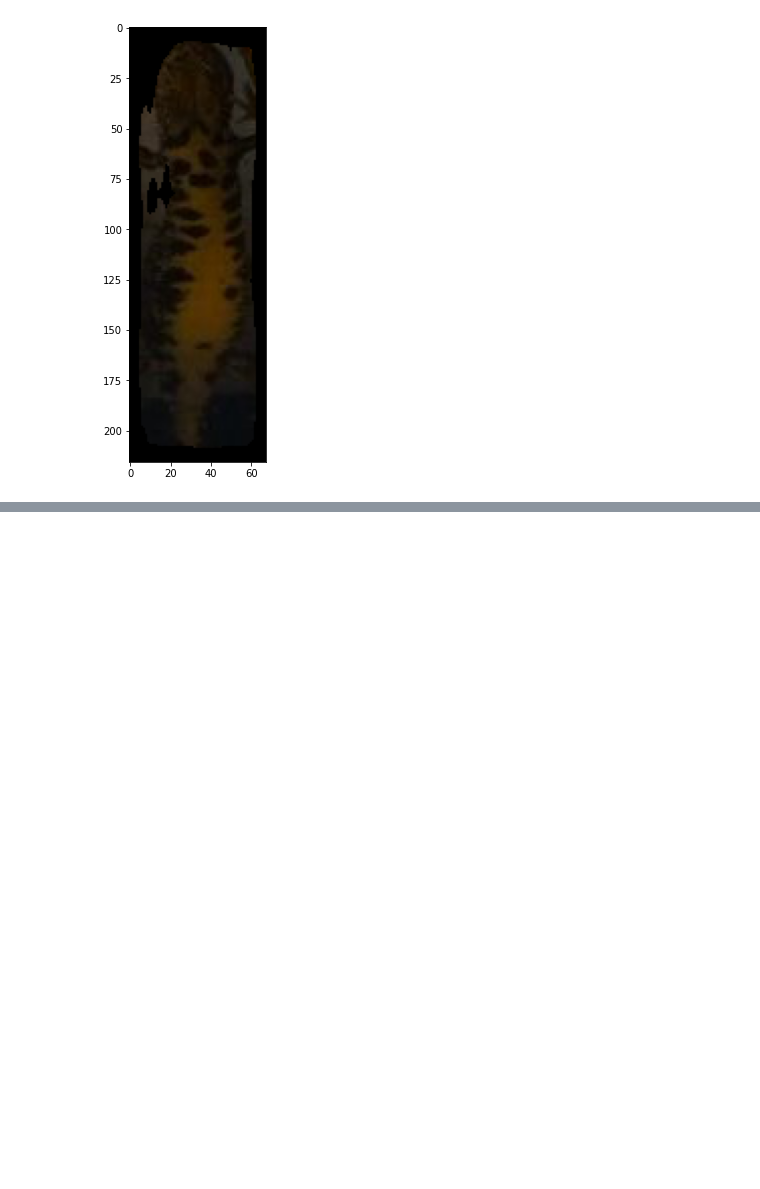
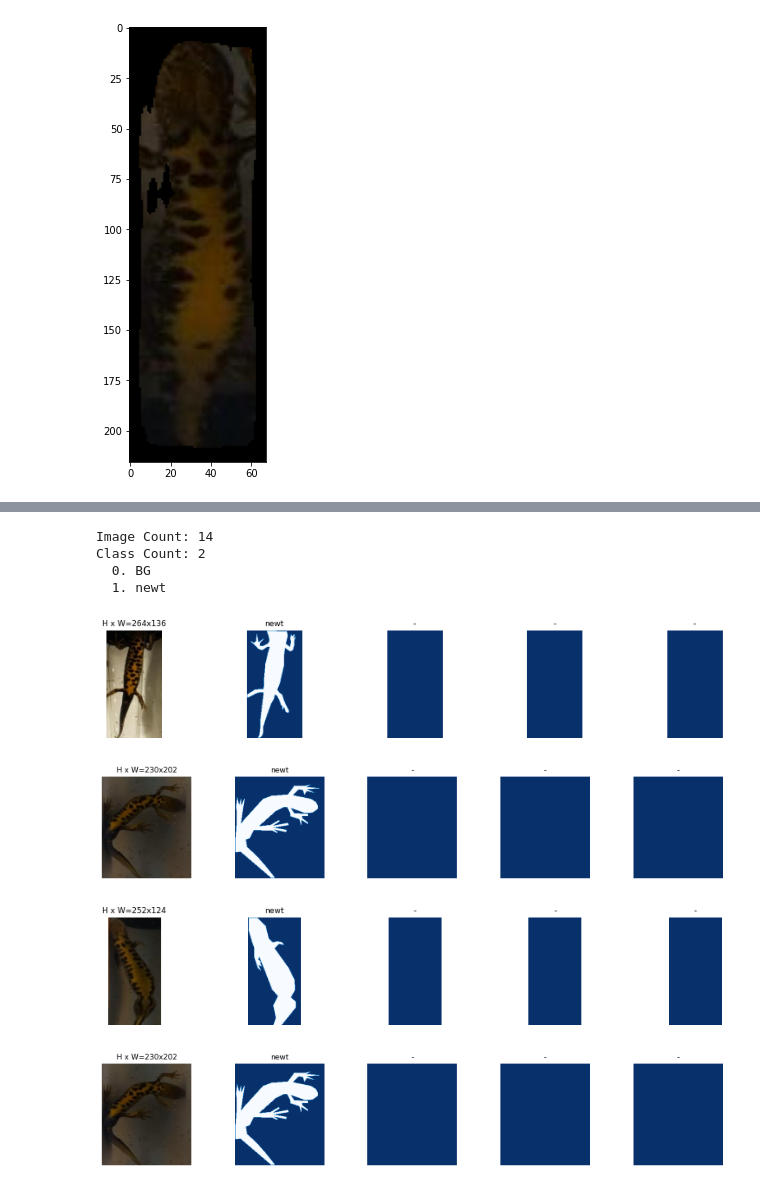
Before and after one commit to GuillaumeMagnette/Stage_Tritons, a Jupyter notebook: Mask_RCNN.ipynb, the cells around one changed output, grey strips where cells are left out. Drawn from its saved outputs; the diff is of its cells as text; code cells hidden in the pictures; blank space fills up the shorter version.

```diff
--- a/Mask_RCNN.ipynb
+++ b/Mask_RCNN.ipynb
@@ -283,16 +368,16 @@ class NewtsConfig(Config):
 class NewtsDataset(utils.Dataset):
 
     def load_newts(self, dataset_dir, subset):
-        """Load a subset of the Balloon dataset.
+        """Load a subset of the newts dataset.
         dataset_dir: Root directory of the dataset.
         subset: Subset to load: train or val
         """
         # Add classes. We have only one class to add.
-        self.add_class("newts", 1, "newts")
+        self.add_class("newt", 1, "newt")
 
         # Train or validation dataset?
-        assert subset in ["train", "val"]
-        dataset_dir = os.path.join(dataset_dir, subset)
+        #assert subset in ["train", "test"]
+        #dataset_dir = os.path.join(dataset_dir, subset)
 
         # Load annotations
         # VGG Image Annotator (up to version 1.6) saves each image in the form:
@@ -310,7 +395,8 @@ class NewtsDataset(utils.Dataset):
         # }
         # We mostly care about the x and y coordinates of each region
         # Note: In VIA 2.0, regions was changed from a dict to a list.
-        annotations = json.load(open(os.path.join(dataset_dir, "via_region_data.json")))
+        #/content/images_annotated/via_export_newts.json
+        annotations = json.load(open(os.path.join(dataset_dir, "via_export_newts.json")))
         annotations = list(annotations.values())  # don't need the dict keys
 
         # The VIA tool saves images in the JSON even if they don't have any
@@ -336,7 +422,7 @@ class NewtsDataset(utils.Dataset):
             height, width = image.shape[:2]
 
             self.add_image(
-                "balloon",
+                "newt",
                 image_id=a['filename'],  # use file name as a unique image id
                 path=image_path,
                 width=width, height=height,
@@ -349,9 +435,9 @@ class NewtsDataset(utils.Dataset):
             one mask per instance.
         class_ids: a 1D array of class IDs of the instance masks.
         """
-        # If not a balloon dataset image, delegate to parent class.
+        # If not a newt dataset image, delegate to parent class.
         image_info = self.image_info[image_id]
-        if image_info["source"] != "balloon":
+        if image_info["source"] != "newt":
             return super(self.__class__, self).load_mask(image_id)
 
         # Convert polygons to a bitmap mask of shape
@@ -371,7 +457,42 @@ class NewtsDataset(utils.Dataset):
     def image_reference(self, image_id):
         """Return the path of the image."""
         info = self.image_info[image_id]
-        if info["source"] == "balloon":
+        if info["source"] == "newt":
             return info["path"]
         else:
             super(self.__class__, self).image_reference(image_id)
+# %%
+config = NewtsConfig()
+NEWTS_DIR = os.path.join(ROOT_DIR, "images_annotated")
+# %%
+
+# Load dataset
+# Get the dataset from the releases page
+# https://github.com/matterport/Mask_RCNN/releases
+dataset = NewtsDataset()
+#dataset.load_newts(IMAGE_DIR, "train")
+dataset.load_newts(NEWTS_DIR, "train")
+# Must call before using the dataset
+dataset.prepare()
+
+print("Image Count: {}".format(len(dataset.image_ids)))
+print("Class Count: {}".format(dataset.num_classes))
+for i, info in enumerate(dataset.class_info):
+    print("{:3}. {:50}".format(i, info['name']))
+# %% [output]
+Image Count: 14
+Class Count: 2
+  0. BG
+  1. newt
+# %%
+# Load and display random samples
+image_ids = np.random.choice(dataset.image_ids, 4)
+for image_id in image_ids:
+    image = dataset.load_image(image_id)
+    mask, class_ids = dataset.load_mask(image_id)
+    visualize.display_top_masks(image, mask, class_ids, dataset.class_names)
+# %% [output]
+[figure, added]
+[figure, added]
+[figure, added]
+[figure, added]
```
Also changed, not shown: parts of 13 cells of this notebook.
